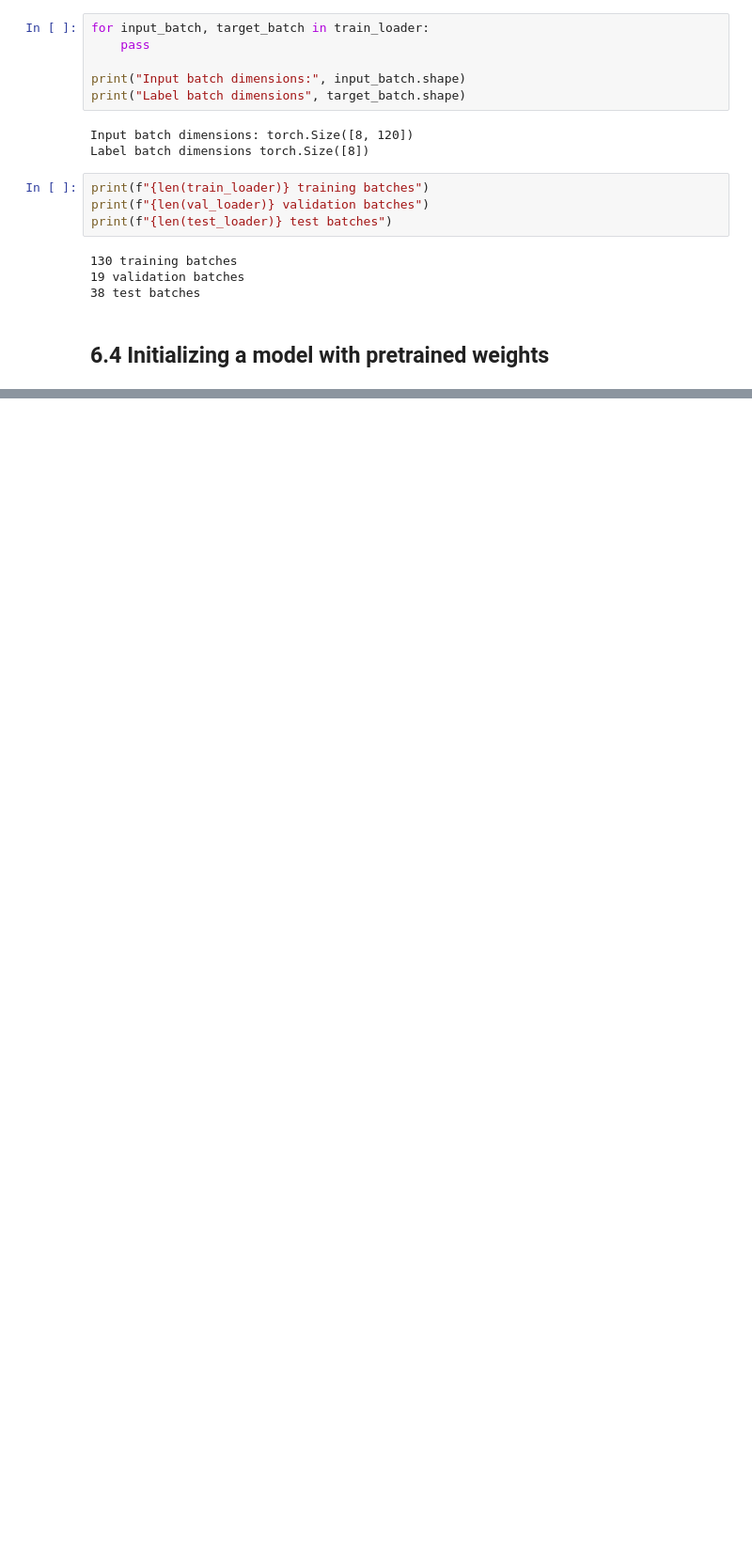
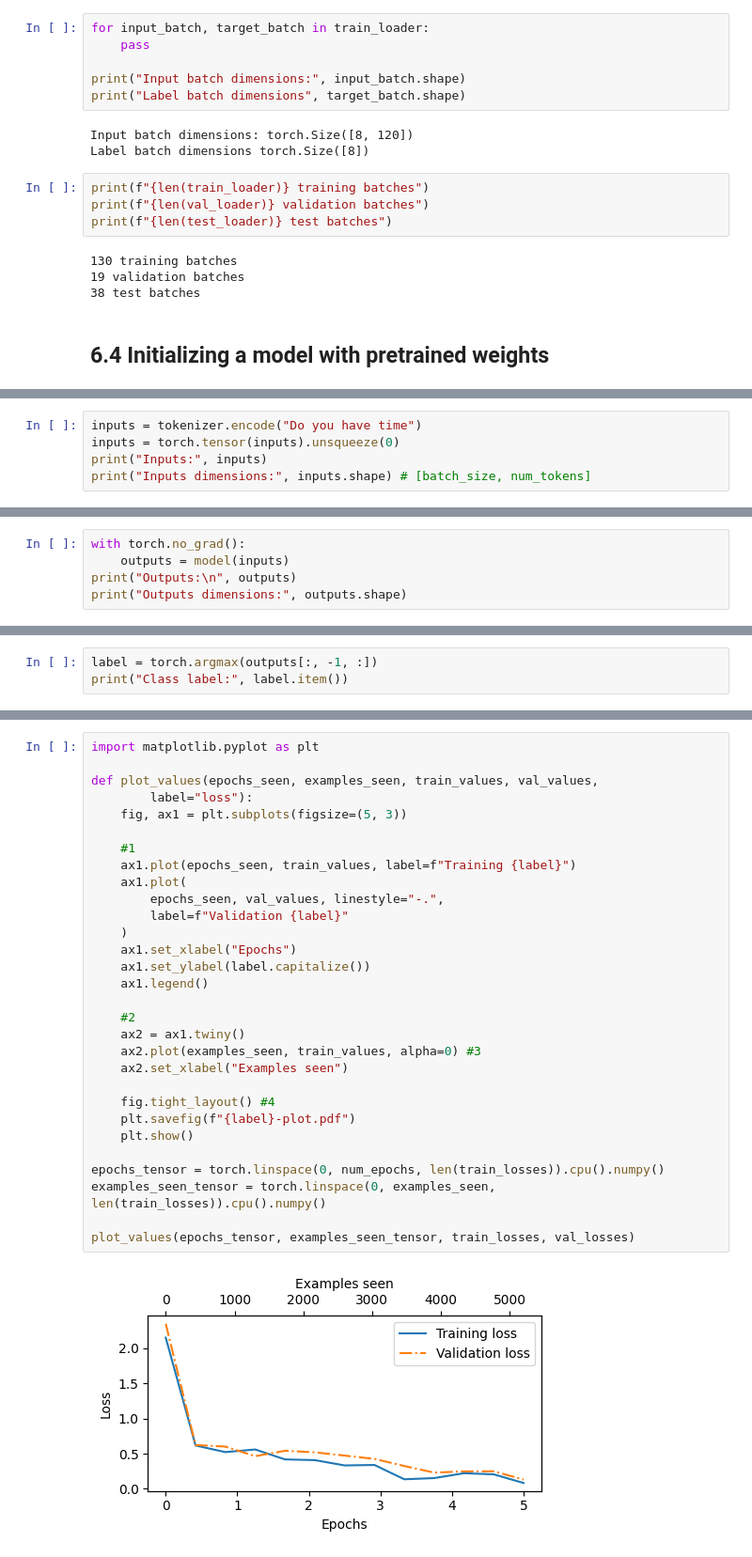
Before and after one commit to ipdor/llm-from-scratch, a Jupyter notebook: chapter06/chapter06_practice.ipynb, the cells around one changed output, grey strips where cells are left out. Shown at 94% size. Cells and saved outputs as stored; diff of their text form; blank space fills up the shorter version.

```diff
--- a/chapter06/chapter06_practice.ipynb
+++ b/chapter06/chapter06_practice.ipynb
@@ -362,0 +527,5 @@ print(f"{len(test_loader)} test batches")
+# %%
+inputs = tokenizer.encode("Do you have time")
+inputs = torch.tensor(inputs).unsqueeze(0)
+print("Inputs:", inputs)
+print("Inputs dimensions:", inputs.shape) # [batch_size, num_tokens]
@@ -362,0 +535,5 @@ print(f"{len(test_loader)} test batches")
+# %%
+with torch.no_grad():
+    outputs = model(inputs)
+print("Outputs:\n", outputs)
+print("Outputs dimensions:", outputs.shape)
@@ -362,0 +577,3 @@ print(f"{len(test_loader)} test batches")
+# %%
+label = torch.argmax(outputs[:, -1, :])
+print("Class label:", label.item())
@@ -362,0 +836,32 @@ print(f"{len(test_loader)} test batches")
+# %%
+import matplotlib.pyplot as plt
+
+def plot_values(epochs_seen, examples_seen, train_values, val_values,
+        label="loss"):
+    fig, ax1 = plt.subplots(figsize=(5, 3))
+
+    #1
+    ax1.plot(epochs_seen, train_values, label=f"Training {label}")
+    ax1.plot(
+        epochs_seen, val_values, linestyle="-.",
+        label=f"Validation {label}"
+    )
+    ax1.set_xlabel("Epochs")
+    ax1.set_ylabel(label.capitalize())
+    ax1.legend()
+
+    #2
+    ax2 = ax1.twiny()
+    ax2.plot(examples_seen, train_values, alpha=0) #3
+    ax2.set_xlabel("Examples seen")
+
+    fig.tight_layout() #4
+    plt.savefig(f"{label}-plot.pdf")
+    plt.show()
+
+epochs_tensor = torch.linspace(0, num_epochs, len(train_losses)).cpu().numpy()
+examples_seen_tensor = torch.linspace(0, examples_seen, len(train_losses)).cpu().numpy()
+
+plot_values(epochs_tensor, examples_seen_tensor, train_losses, val_losses)
+# %% [output]
+[figure, added]
```
Also changed, not shown: parts of 60 cells of this notebook, 1 other file.
